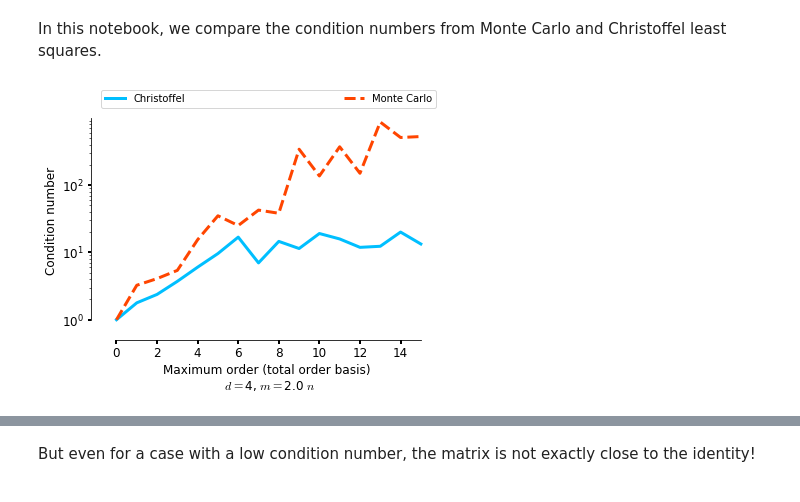
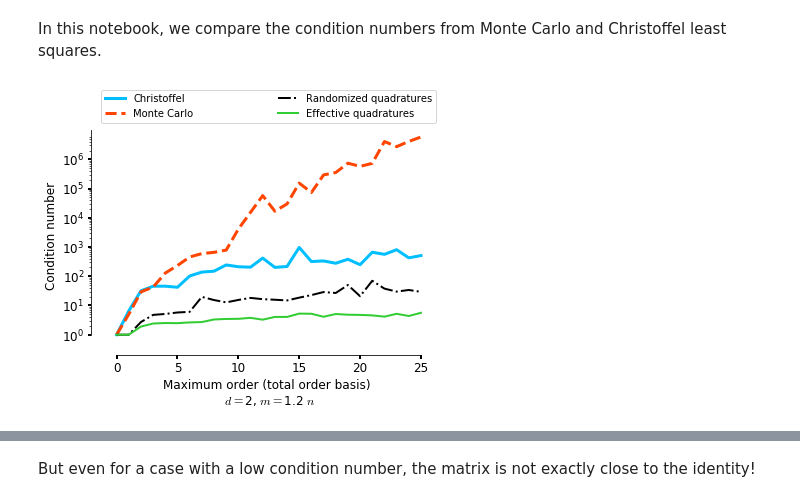
Before and after one commit to equadratures/equadratures, a Jupyter notebook: ipython-notebooks/Christoffel.ipynb, the cells around one changed output, grey strips where cells are left out. Drawn from its saved outputs; the diff is of its cells as text; code cells hidden in the pictures.

```diff
--- a/ipython-notebooks/Christoffel.ipynb
+++ b/ipython-notebooks/Christoffel.ipynb
@@ -8,37 +9,56 @@ import numpy as np
 # %%
+# Condition numbers per loop
 condition_number_Christoffel = []
 condition_number_MC = []
+condition_number_Randomized = []
+condition_number_Effective = []
+
+# Average condition numbers
 average_condition_number_Christoffel = []
 average_condition_number_MC = []
-oversampling_factor = 2.0
-max_order = 16
-dimensions = 4
+average_condition_number_Randomized = []
+average_condition_number_Effective = []
+
+oversampling_factor = 1.2
+max_order = 26
+dimensions = 2
 order_values = np.arange(0, max_order, 1)
-repetitions = 2
+repetitions = 10
 for k in range(0, max_order):
     for j in range(0, repetitions):
         x1 = Parameter(distribution='Uniform', order=k, lower=-1., upper=1.)
         basis = Basis('Total order')
         Christoffel = Polylsq([x1, x1], basis, mesh='chebyshev', optimization='none', oversampling=oversampling_factor)
         MonteCarlo = Polylsq([x1, x1], basis, mesh='random', optimization='none', oversampling=oversampling_factor)
+        Randomized = Polylsq([x1, x1], basis, mesh='tensor', optimization='random', oversampling=oversampling_factor)
+        Effective = Polylsq([x1, x1], basis, mesh='tensor', optimization='greedy-qr', oversampling=oversampling_factor)
         condition_number_Christoffel.append(np.linalg.cond(Christoffel.A))
         condition_number_MC.append(np.linalg.cond(MonteCarlo.A))
-        del basis, Christoffel, MonteCarlo, x1
+        condition_number_Randomized.append(np.linalg.cond(Randomized.Az))
+        condition_number_Effective.append(np.linalg.cond(Effective.Az))
+        del basis, Christoffel, MonteCarlo, Randomized, Effective, x1
     average_condition_number_Christoffel.append( np.average(condition_number_Christoffel) )
     average_condition_number_MC.append(np.average(condition_number_MC))
+    average_condition_number_Randomized.append(np.average(condition_number_Randomized))
+    average_condition_number_Effective.append(np.average(condition_number_Effective))
     condition_number_Christoffel = []
     condition_number_MC = []
+    condition_number_Randomized = []
+    condition_number_Effective = []
 # %%
 titlename = 'Maximum order (total order basis) \n $d=$%s, $m=$%s $n$'%(dimensions, oversampling_factor)
 fig = plt.figure()
 ax = fig.add_subplot(1,1,1)
 plt.semilogy(order_values, average_condition_number_Christoffel, linestyle='-', linewidth=3, color='deepskyblue', label='Christoffel')
 plt.semilogy(order_values, average_condition_number_MC, linestyle='--', linewidth=3, color='orangered', label='Monte Carlo')
+plt.semilogy(order_values, average_condition_number_Randomized, linestyle='-.', linewidth=2, color='black', label='Randomized quadratures')
+plt.semilogy(order_values, average_condition_number_Effective, linestyle='-', linewidth=2, color='limegreen', label='Effective quadratures')
 adjust_spines(ax, ['left', 'bottom'])
 plt.xlabel(titlename, fontsize=12)
 plt.ylabel('Condition number', fontsize=12)
-plt.legend(bbox_to_anchor=(0., 1.02, 1., .102), loc=3,ncol=5, mode="expand", borderaxespad=0., fontsize=10)
-plt.savefig('CS_MC_d2_fig4.eps', dpi=200,bbox_inches='tight', pad_inches=0.1)
+ax.xaxis.set_major_formatter(FormatStrFormatter('%i'))
+plt.legend(bbox_to_anchor=(0., 1.02, 1., .102), loc=3,ncol=2, mode="expand", borderaxespad=0., fontsize=10)
+plt.savefig('comp_3.eps', dpi=200,bbox_inches='tight', pad_inches=0.1)
 plt.show()
 # %% [output]
-[figure, old version]
+[figure, new version]
```
Also changed, not shown: parts of 3 cells of this notebook, 11 other files.
